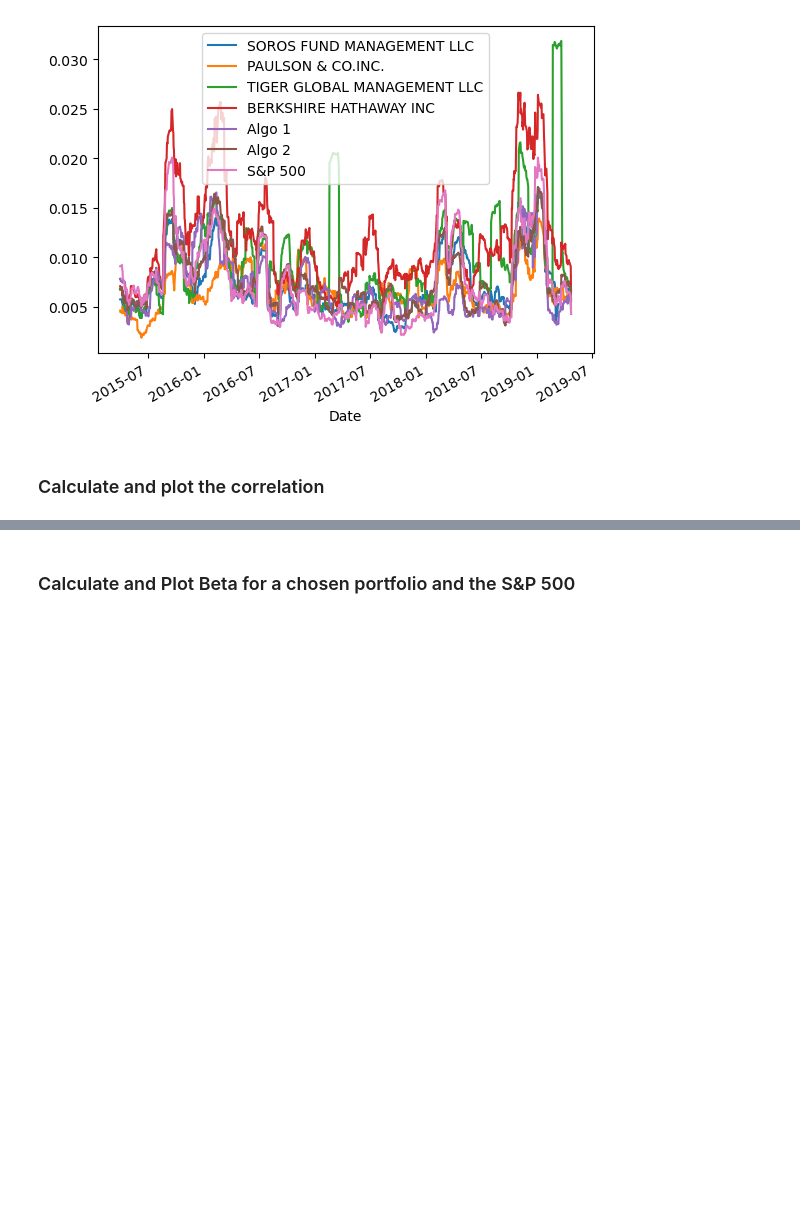
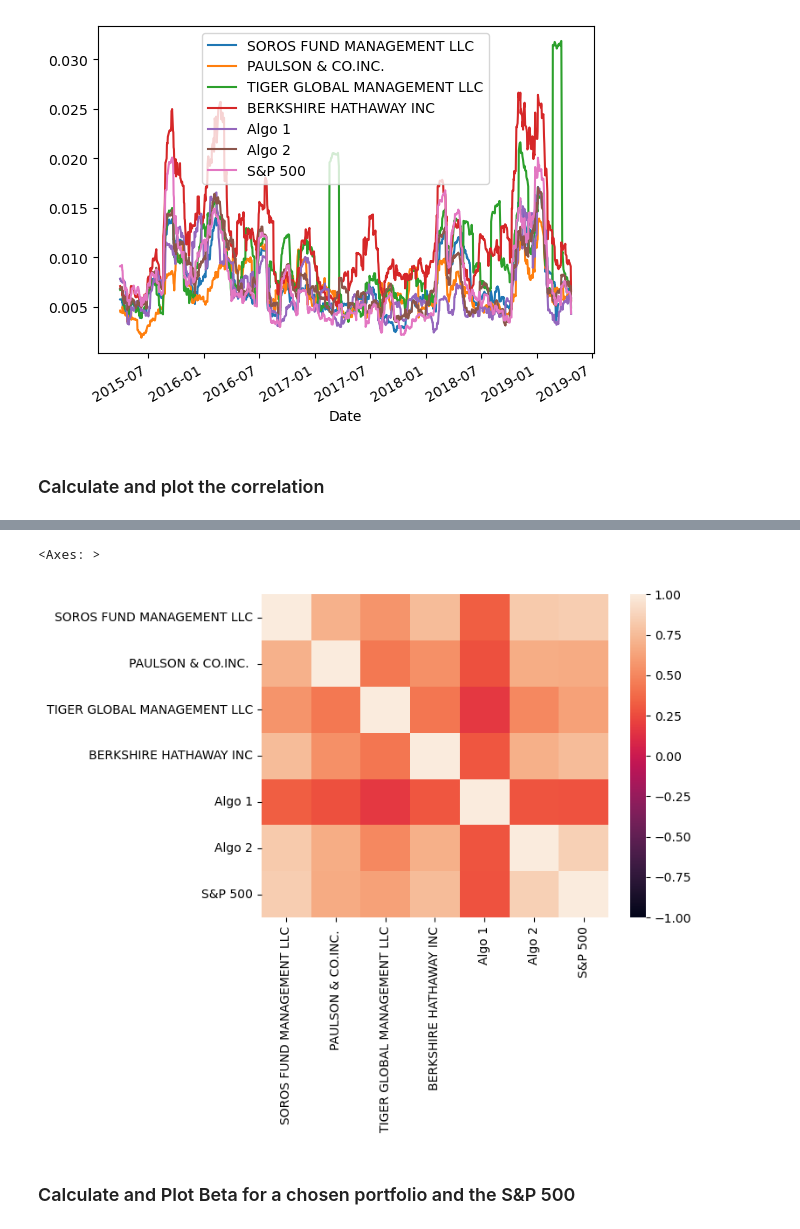
Before and after one commit to AnvithaChaluvadi/Module4Challenge, a Jupyter notebook: whale_analysis.ipynb, the cells around one changed output, grey strips where cells are left out. Saved outputs shown, nothing was run; the diff lists cells and outputs as text; code cells hidden in the pictures; blank space fills up the shorter version.

```diff
--- a/whale_analysis.ipynb
+++ b/whale_analysis.ipynb
@@ -317,4 +323,5 @@ correlation = combined_df.corr()
 correlation
 #HELP
 # Display de correlation matrix
+sns.heatmap(correlation, vmin=-1,vmax=1)
 # %% [output]
@@ -329,3 +328,5 @@ correlation
+<Axes: >
+[figure, added]
 # %% [markdown]
 ### Calculate and Plot Beta for a chosen portfolio and the S&P 500
 # %%
```
Also changed, not shown: parts of 13 cells of this notebook, 5 other files.
